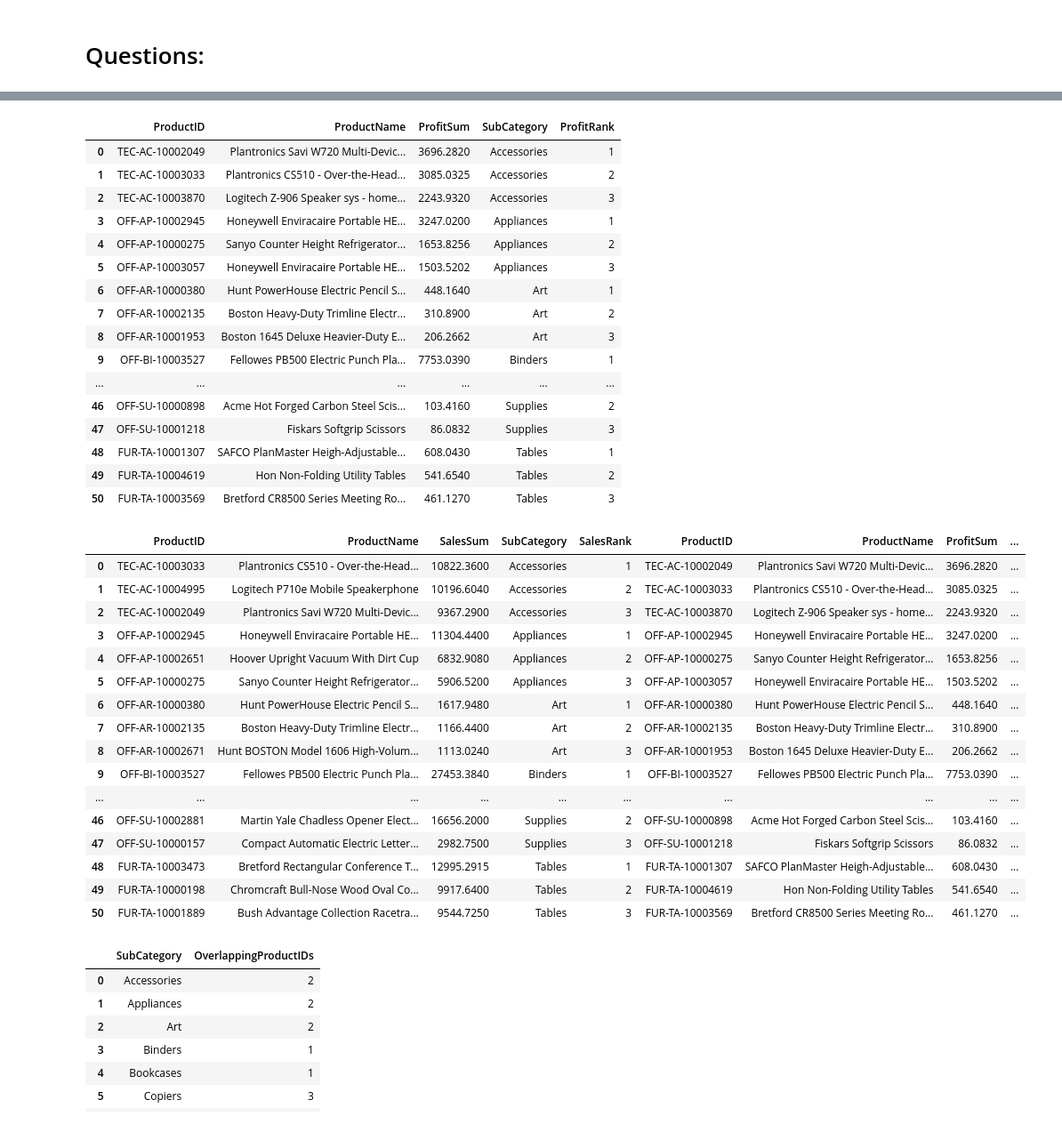
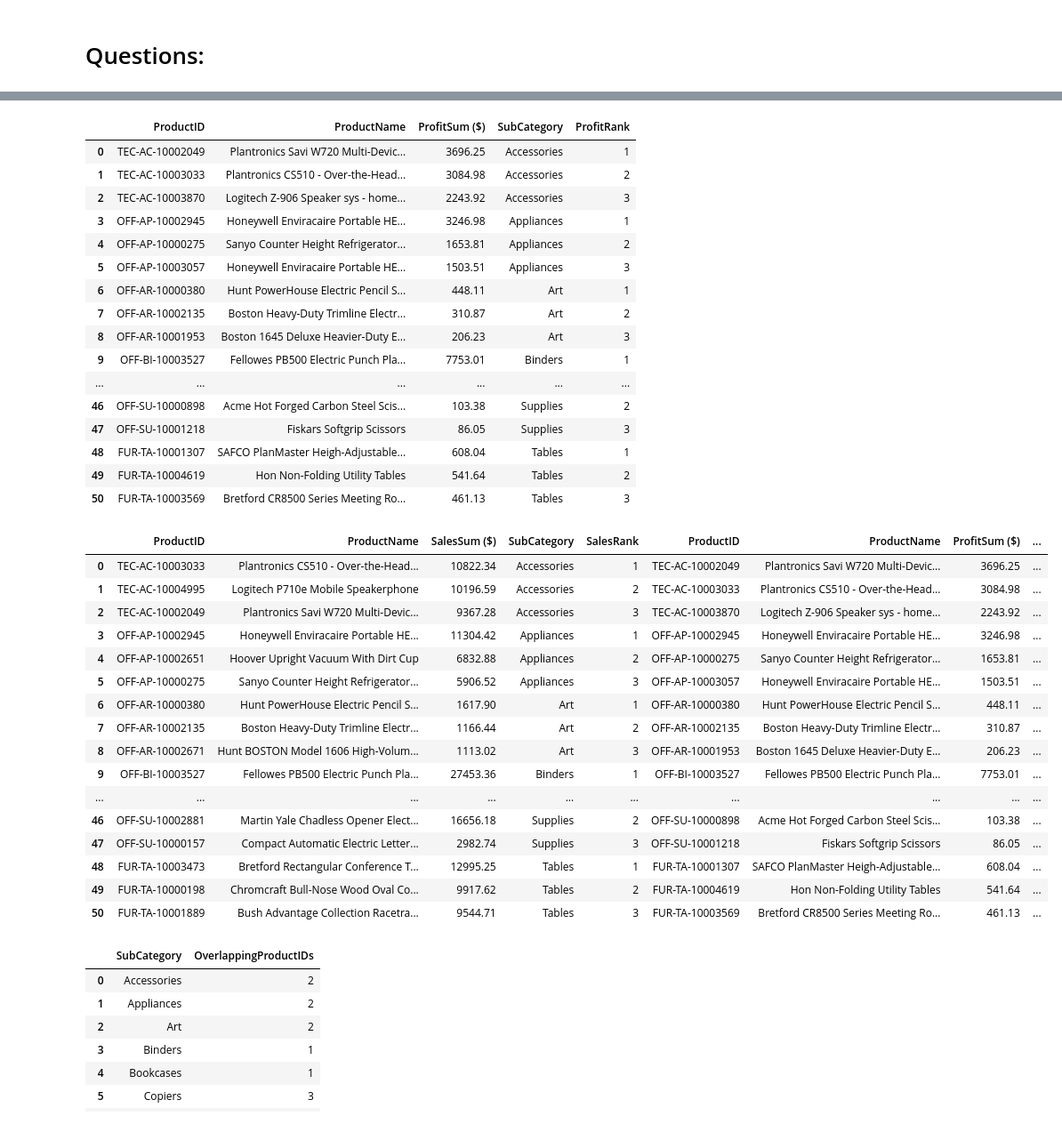
Before and after one commit to michalpasternak7/e-Commerce, a Jupyter notebook: superstore_queries.ipynb, the cells around one changed output, grey strips where cells are left out. Shown at 89% size. Cells and saved outputs as stored; diff of their text form; code cells hidden in the pictures.

```diff
--- a/superstore_queries.ipynb
+++ b/superstore_queries.ipynb
@@ -167,11 +198,11 @@ pd.read_sql(
         SELECT *,
         RANK() OVER  (
             PARTITION BY SubCategory
-            ORDER BY ProfitSum DESC
+            ORDER BY "ProfitSum ($)" DESC
         ) AS ProfitRank
         FROM
         (
-            SELECT Products.ProductID, ProductName, SUM(Profit) AS ProfitSum, SubCategory
+            SELECT Products.ProductID, ProductName, SUM(Profit)/100.0 AS "ProfitSum ($)", SubCategory
             FROM OrdersDetails
             JOIN Products ON OrdersDetails.ProductID = Products.ProductID
             GROUP BY Products.ProductID
@@ -180,23 +211,23 @@ pd.read_sql(
     WHERE ProfitRank <= 3
     """, db_conn)
 # %% [output]
-|  | ProductID | ProductName | ProfitSum | SubCategory | ProfitRank |
-| 0 | TEC-AC-10002049 | Plantronics Savi W720 Multi-Devic... | 3696.2820 | Accessories | 1 |
-| 1 | TEC-AC-10003033 | Plantronics CS510 - Over-the-Head... | 3085.0325 | Accessories | 2 |
-| 2 | TEC-AC-10003870 | Logitech Z-906 Speaker sys - home... | 2243.9320 | Accessories | 3 |
-| 3 | OFF-AP-10002945 | Honeywell Enviracaire Portable HE... | 3247.0200 | Appliances | 1 |
-| 4 | OFF-AP-10000275 | Sanyo Counter Height Refrigerator... | 1653.8256 | Appliances | 2 |
-| 5 | OFF-AP-10003057 | Honeywell Enviracaire Portable HE... | 1503.5202 | Appliances | 3 |
-| 6 | OFF-AR-10000380 | Hunt PowerHouse Electric Pencil S... | 448.1640 | Art | 1 |
-| 7 | OFF-AR-10002135 | Boston Heavy-Duty Trimline Electr... | 310.8900 | Art | 2 |
-| 8 | OFF-AR-10001953 | Boston 1645 Deluxe Heavier-Duty E... | 206.2662 | Art | 3 |
-| 9 | OFF-BI-10003527 | Fellowes PB500 Electric Punch Pla... | 7753.0390 | Binders | 1 |
+|  | ProductID | ProductName | ProfitSum ($) | SubCategory | ProfitRank |
+| 0 | TEC-AC-10002049 | Plantronics Savi W720 Multi-Devic... | 3696.25 | Accessories | 1 |
+| 1 | TEC-AC-10003033 | Plantronics CS510 - Over-the-Head... | 3084.98 | Accessories | 2 |
+| 2 | TEC-AC-10003870 | Logitech Z-906 Speaker sys - home... | 2243.92 | Accessories | 3 |
+| 3 | OFF-AP-10002945 | Honeywell Enviracaire Portable HE... | 3246.98 | Appliances | 1 |
+| 4 | OFF-AP-10000275 | Sanyo Counter Height Refrigerator... | 1653.81 | Appliances | 2 |
+| 5 | OFF-AP-10003057 | Honeywell Enviracaire Portable HE... | 1503.51 | Appliances | 3 |
+| 6 | OFF-AR-10000380 | Hunt PowerHouse Electric Pencil S... | 448.11 | Art | 1 |
+| 7 | OFF-AR-10002135 | Boston Heavy-Duty Trimline Electr... | 310.87 | Art | 2 |
+| 8 | OFF-AR-10001953 | Boston 1645 Deluxe Heavier-Duty E... | 206.23 | Art | 3 |
+| 9 | OFF-BI-10003527 | Fellowes PB500 Electric Punch Pla... | 7753.01 | Binders | 1 |
 | ... | ... | ... | ... | ... | ... |
-| 46 | OFF-SU-10000898 | Acme Hot Forged Carbon Steel Scis... | 103.4160 | Supplies | 2 |
-| 47 | OFF-SU-10001218 | Fiskars Softgrip Scissors | 86.0832 | Supplies | 3 |
-| 48 | FUR-TA-10001307 | SAFCO PlanMaster Heigh-Adjustable... | 608.0430 | Tables | 1 |
-| 49 | FUR-TA-10004619 | Hon Non-Folding Utility Tables | 541.6540 | Tables | 2 |
-| 50 | FUR-TA-10003569 | Bretford CR8500 Series Meeting Ro... | 461.1270 | Tables | 3 |
+| 46 | OFF-SU-10000898 | Acme Hot Forged Carbon Steel Scis... | 103.38 | Supplies | 2 |
+| 47 | OFF-SU-10001218 | Fiskars Softgrip Scissors | 86.05 | Supplies | 3 |
+| 48 | FUR-TA-10001307 | SAFCO PlanMaster Heigh-Adjustable... | 608.04 | Tables | 1 |
+| 49 | FUR-TA-10004619 | Hon Non-Folding Utility Tables | 541.64 | Tables | 2 |
+| 50 | FUR-TA-10003569 | Bretford CR8500 Series Meeting Ro... | 461.13 | Tables | 3 |
 # %%
 # Compare the tables side to side.
 pd.read_sql(
@@ -207,54 +238,54 @@ pd.read_sql(
             SELECT *,
             RANK() OVER  (
                 PARTITION BY SubCategory
-                ORDER BY SalesSum DESC
+                ORDER BY "SalesSum ($)" DESC
             ) AS SalesRank
             FROM
             (
-                SELECT Products.ProductID, ProductName, SUM(Sales) AS SalesSum, SubCategory
+                SELECT Products.ProductID, ProductName, SUM(Sales)/100.0 AS "SalesSum ($)", SubCategory
                 FROM OrdersDetails
                 JOIN Products ON OrdersDetails.ProductID = Products.ProductID
                 GROUP BY Products.ProductID
             )
         )
         WHERE SalesRank <= 3) AS SalesTable
     JOIN (
         SELECT *
         FROM (
             SELECT *,
             RANK() OVER  (
                 PARTITION BY SubCategory
-                ORDER BY ProfitSum DESC
+                ORDER BY "ProfitSum ($)" DESC
             ) AS ProfitRank
             FROM
             (
-                SELECT Products.ProductID, ProductName, SUM(Profit) AS ProfitSum, SubCategory
+                SELECT Products.ProductID, ProductName, SUM(Profit)/100.0 AS "ProfitSum ($)", SubCategory
                 FROM OrdersDetails
                 JOIN Products ON OrdersDetails.ProductID = Products.ProductID
                 GROUP BY Products.ProductID
             )
         )
         WHERE ProfitRank <= 3) AS ProfitTable
     ON (SalesTable.SubCategory = ProfitTable.SubCategory) AND (SalesTable.SalesRank = ProfitTable.ProfitRank)
     """, db_conn)
 # %% [output]
-|  | ProductID | ProductName | SalesSum | SubCategory | SalesRank | ProductID | ProductName | ProfitSum | ... |
-| 0 | TEC-AC-10003033 | Plantronics CS510 - Over-the-Head... | 10822.3600 | Accessories | 1 | TEC-AC-10002049 | Plantronics Savi W720 Multi-Devic... | 3696.2820 | ... |
-| 1 | TEC-AC-10004995 | Logitech P710e Mobile Speakerphone | 10196.6040 | Accessories | 2 | TEC-AC-10003033 | Plantronics CS510 - Over-the-Head... | 3085.0325 | ... |
-| 2 | TEC-AC-10002049 | Plantronics Savi W720 Multi-Devic... | 9367.2900 | Accessories | 3 | TEC-AC-10003870 | Logitech Z-906 Speaker sys - home... | 2243.9320 | ... |
-| 3 | OFF-AP-10002945 | Honeywell Enviracaire Portable HE... | 11304.4400 | Appliances | 1 | OFF-AP-10002945 | Honeywell Enviracaire Portable HE... | 3247.0200 | ... |
-| 4 | OFF-AP-10002651 | Hoover Upright Vacuum With Dirt Cup | 6832.9080 | Appliances | 2 | OFF-AP-10000275 | Sanyo Counter Height Refrigerator... | 1653.8256 | ... |
-| 5 | OFF-AP-10000275 | Sanyo Counter Height Refrigerator... | 5906.5200 | Appliances | 3 | OFF-AP-10003057 | Honeywell Enviracaire Portable HE... | 1503.5202 | ... |
-| 6 | OFF-AR-10000380 | Hunt PowerHouse Electric Pencil S... | 1617.9480 | Art | 1 | OFF-AR-10000380 | Hunt PowerHouse Electric Pencil S... | 448.1640 | ... |
-| 7 | OFF-AR-10002135 | Boston Heavy-Duty Trimline Electr... | 1166.4400 | Art | 2 | OFF-AR-10002135 | Boston Heavy-Duty Trimline Electr... | 310.8900 | ... |
-| 8 | OFF-AR-10002671 | Hunt BOSTON Model 1606 High-Volum... | 1113.0240 | Art | 3 | OFF-AR-10001953 | Boston 1645 Deluxe Heavier-Duty E... | 206.2662 | ... |
-| 9 | OFF-BI-10003527 | Fellowes PB500 Electric Punch Pla... | 27453.3840 | Binders | 1 | OFF-BI-10003527 | Fellowes PB500 Electric Punch Pla... | 7753.0390 | ... |
+|  | ProductID | ProductName | SalesSum ($) | SubCategory | SalesRank | ProductID | ProductName | ProfitSum ($) | ... |
+| 0 | TEC-AC-10003033 | Plantronics CS510 - Over-the-Head... | 10822.34 | Accessories | 1 | TEC-AC-10002049 | Plantronics Savi W720 Multi-Devic... | 3696.25 | ... |
+| 1 | TEC-AC-10004995 | Logitech P710e Mobile Speakerphone | 10196.59 | Accessories | 2 | TEC-AC-10003033 | Plantronics CS510 - Over-the-Head... | 3084.98 | ... |
+| 2 | TEC-AC-10002049 | Plantronics Savi W720 Multi-Devic... | 9367.28 | Accessories | 3 | TEC-AC-10003870 | Logitech Z-906 Speaker sys - home... | 2243.92 | ... |
+| 3 | OFF-AP-10002945 | Honeywell Enviracaire Portable HE... | 11304.42 | Appliances | 1 | OFF-AP-10002945 | Honeywell Enviracaire Portable HE... | 3246.98 | ... |
+| 4 | OFF-AP-10002651 | Hoover Upright Vacuum With Dirt Cup | 6832.88 | Appliances | 2 | OFF-AP-10000275 | Sanyo Counter Height Refrigerator... | 1653.81 | ... |
+| 5 | OFF-AP-10000275 | Sanyo Counter Height Refrigerator... | 5906.52 | Appliances | 3 | OFF-AP-10003057 | Honeywell Enviracaire Portable HE... | 1503.51 | ... |
+| 6 | OFF-AR-10000380 | Hunt PowerHouse Electric Pencil S... | 1617.90 | Art | 1 | OFF-AR-10000380 | Hunt PowerHouse Electric Pencil S... | 448.11 | ... |
+| 7 | OFF-AR-10002135 | Boston Heavy-Duty Trimline Electr... | 1166.44 | Art | 2 | OFF-AR-10002135 | Boston Heavy-Duty Trimline Electr... | 310.87 | ... |
+| 8 | OFF-AR-10002671 | Hunt BOSTON Model 1606 High-Volum... | 1113.02 | Art | 3 | OFF-AR-10001953 | Boston 1645 Deluxe Heavier-Duty E... | 206.23 | ... |
+| 9 | OFF-BI-10003527 | Fellowes PB500 Electric Punch Pla... | 27453.36 | Binders | 1 | OFF-BI-10003527 | Fellowes PB500 Electric Punch Pla... | 7753.01 | ... |
 | ... | ... | ... | ... | ... | ... | ... | ... | ... | ... |
-| 46 | OFF-SU-10002881 | Martin Yale Chadless Opener Elect... | 16656.2000 | Supplies | 2 | OFF-SU-10000898 | Acme Hot Forged Carbon Steel Scis... | 103.4160 | ... |
-| 47 | OFF-SU-10000157 | Compact Automatic Electric Letter... | 2982.7500 | Supplies | 3 | OFF-SU-10001218 | Fiskars Softgrip Scissors | 86.0832 | ... |
-| 48 | FUR-TA-10003473 | Bretford Rectangular Conference T... | 12995.2915 | Tables | 1 | FUR-TA-10001307 | SAFCO PlanMaster Heigh-Adjustable... | 608.0430 | ... |
-| 49 | FUR-TA-10000198 | Chromcraft Bull-Nose Wood Oval Co... | 9917.6400 | Tables | 2 | FUR-TA-10004619 | Hon Non-Folding Utility Tables | 541.6540 | ... |
-| 50 | FUR-TA-10001889 | Bush Advantage Collection Racetra... | 9544.7250 | Tables | 3 | FUR-TA-10003569 | Bretford CR8500 Series Meeting Ro... | 461.1270 | ... |
+| 46 | OFF-SU-10002881 | Martin Yale Chadless Opener Elect... | 16656.18 | Supplies | 2 | OFF-SU-10000898 | Acme Hot Forged Carbon Steel Scis... | 103.38 | ... |
+| 47 | OFF-SU-10000157 | Compact Automatic Electric Letter... | 2982.74 | Supplies | 3 | OFF-SU-10001218 | Fiskars Softgrip Scissors | 86.05 | ... |
+| 48 | FUR-TA-10003473 | Bretford Rectangular Conference T... | 12995.25 | Tables | 1 | FUR-TA-10001307 | SAFCO PlanMaster Heigh-Adjustable... | 608.04 | ... |
+| 49 | FUR-TA-10000198 | Chromcraft Bull-Nose Wood Oval Co... | 9917.62 | Tables | 2 | FUR-TA-10004619 | Hon Non-Folding Utility Tables | 541.64 | ... |
+| 50 | FUR-TA-10001889 | Bush Advantage Collection Racetra... | 9544.71 | Tables | 3 | FUR-TA-10003569 | Bretford CR8500 Series Meeting Ro... | 461.13 | ... |
 # %%
 # Count how many products overlap for each SubCategory?
 pd.read_sql(
```
Also changed, not shown: parts of 9 cells of this notebook, 4 other files.
